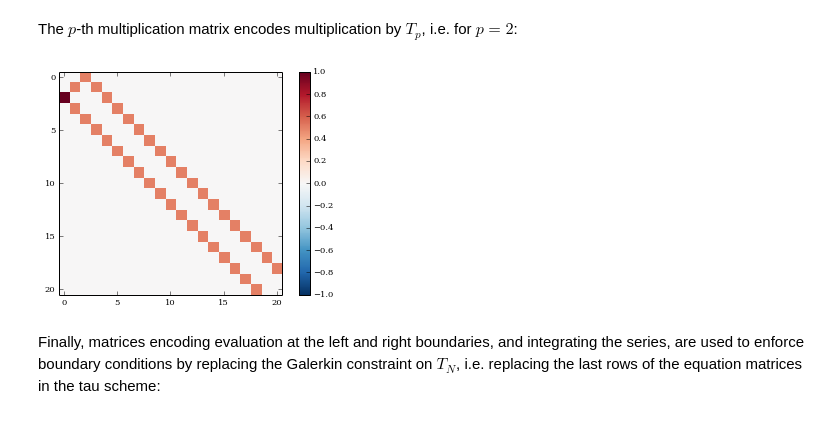
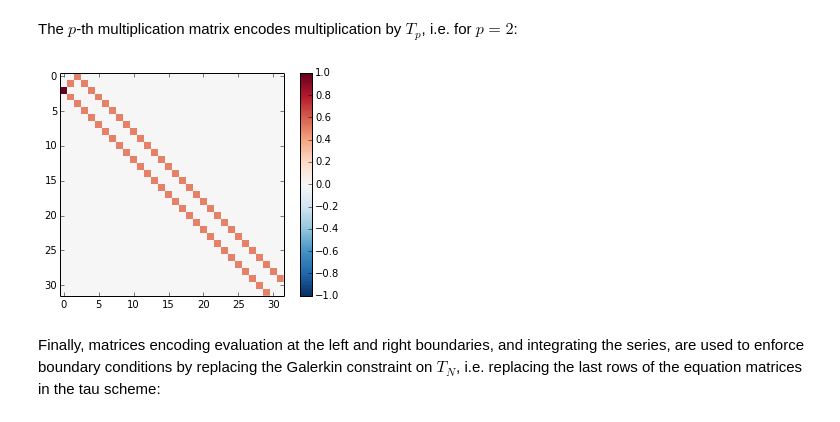
Before and after one commit to enlighter/dedalus, a Jupyter notebook: docs/notebooks/dedalus_tutorial_bases_domains.ipynb, the cells around one changed output. Cells and saved outputs as stored; diff of their text form; code cells hidden in the pictures.

```diff
--- a/docs/notebooks/dedalus_tutorial_bases_domains.ipynb
+++ b/docs/notebooks/dedalus_tutorial_bases_domains.ipynb
@@ -16,7 +20,7 @@ Each basis is represented by a separate class, e.g. `Cheybhsev` and `Fourier`.
 
 Optionally, you can specify a dealiasing fraction, indicating what fraction of modes to retain after a transform.  To properly dealias quadratic nonlinearities, for instance, you would need a fraction $\le 2/3$.
 # %%
-xbasis = de.Chebyshev(32, interval=(0,5), dealias=2/3)
+xbasis = de.Chebyshev('x',32, interval=(0,5), dealias=2/3)
 # %% [markdown]
 ### Basis methods / attributes
 # %% [markdown]
@@ -42,5 +50,5 @@ The matrices used for implicit timestepping with the tau method are available as
 
 Before we examine them, we'll set the basis transform datatype:
 # %%
-xbasis.set_transforms(np.float64)
+xbasis.set_dtype(np.float64)
 # %% [output]
@@ -77,8 +85,8 @@ sparse_matrix_plot(xbasis.Pre*xbasis.Diff, clim=15)
 # %% [markdown]
 The $p$-th multiplication matrix encodes multiplication by $T_p$, i.e. for $p=2$:
 # %%
-sparse_matrix_plot(xbasis.Mult(2, 0), clim=1)
+sparse_matrix_plot(xbasis.Multiply(2), clim=1)
 # %% [output]
-[figure, old version]
+[figure, new version]
 # %% [markdown]
 Finally, matrices encoding evaluation at the left and right boundaries, and integrating the series, are used to enforce boundary conditions by replacing the Galerkin constraint on $T_N$, i.e. replacing the last rows of the equation matrices in the tau scheme:
```
Also changed, not shown: parts of 19 cells of this notebook.
